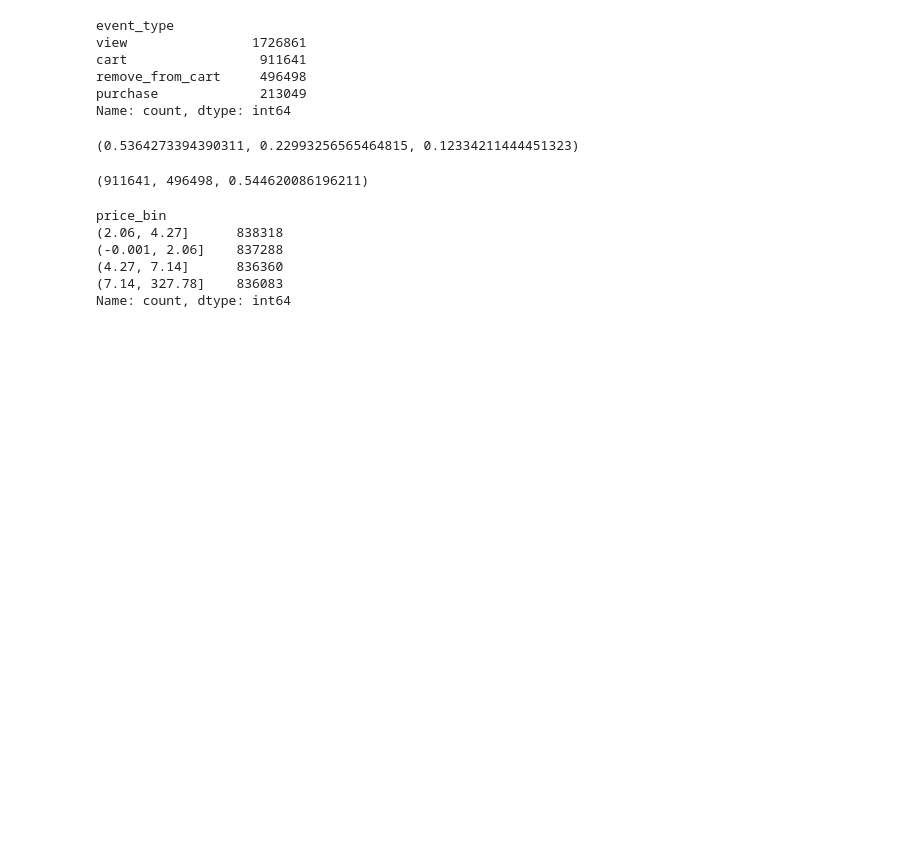
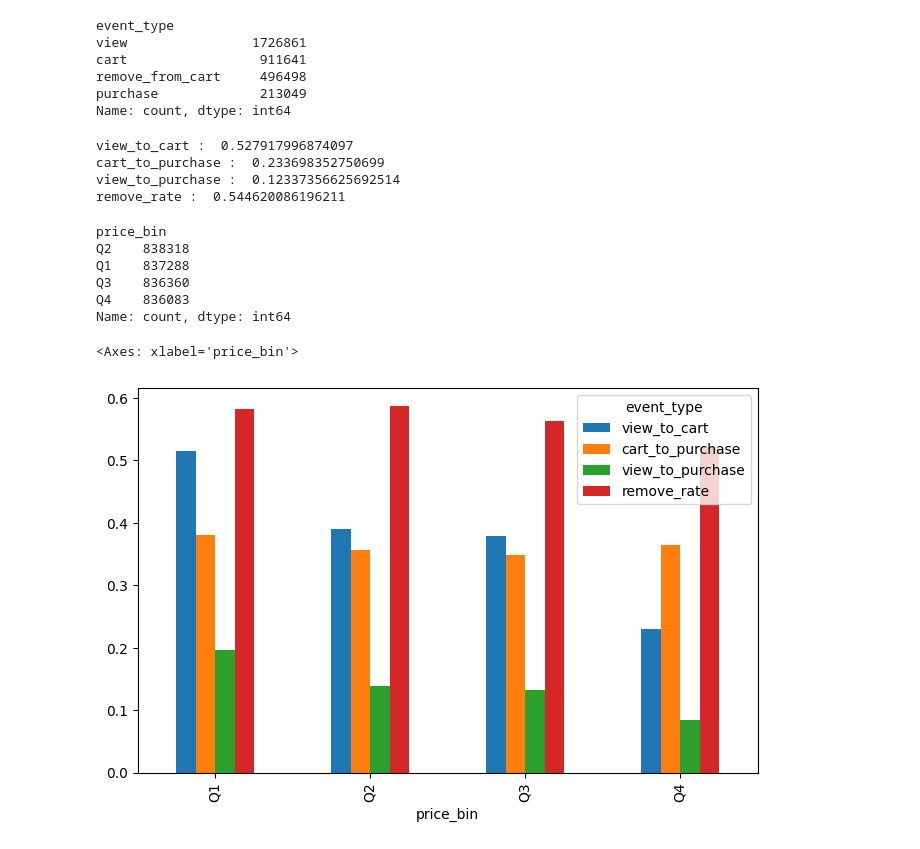
Before and after one commit to minmmmgz/ecommerce, a Jupyter notebook: notebooks/01_funnel_analysis.ipynb, the cells around one changed output. Drawn from its saved outputs; the diff is of its cells as text; code cells hidden in the pictures; blank space fills up the shorter version.

Commit message:
analysis : add price-segment conversion funnel results

```diff
--- a/notebooks/01_funnel_analysis.ipynb
+++ b/notebooks/01_funnel_analysis.ipynb
@@ -124,0 +158,6 @@ df_clean = df_clean
+# %%
+df_user = df_feat.copy()
+df_user['user_session'] = df_user['user_session'].fillna("N/A") # 사용자 기준 분석용
+
+df_user_session = df_clean.copy()
+df_user_session = df_user_session.dropna(subset=['user_session']) # 세션 기준 분석용
@@ -151 +189,3 @@ df_clean = df_clean[df_clean['price'] >= 0]
+# %%
+df_user = df_user[df_user['price'] >= 0]
 # %%
@@ -161,35 +201,54 @@ purchase             213049
 Name: count, dtype: int64
 # %%
 # 단계별 전환율
-view = 1728331
-cart = 927124
-remove_from_cart = 664655
-purchase = 213176
+view = (df_user['event_type'] == 'view').sum()
+cart = (df_user['event_type'] == 'cart').sum()
+remove_from_cart = (df_user['event_type'] == 'remove_from_cart').sum()
+purchase = (df_user['event_type'] == 'purchase').sum()
 
 view_to_cart = cart / view
 cart_to_purchase = purchase / cart
 view_to_purchase = purchase / view
+remove_rate = remove_from_cart/cart
 
-view_to_cart,cart_to_purchase,view_to_purchase
+print(f"view_to_cart : " , view_to_cart)
+print(f"cart_to_purchase : " , cart_to_purchase)
+print(f"view_to_purchase : " , view_to_purchase)
+print(f"remove_rate : " , remove_rate)
 # %% [output]
-(0.5364273394390311, 0.22993256565464815, 0.12334211444451323)
+view_to_cart :  0.527917996874097
+cart_to_purchase :  0.233698352750699
+view_to_purchase :  0.12337356625692514
+remove_rate :  0.544620086196211
-# %%
-# remove_from_cart 분석
-cart_count = (df_clean['event_type'] == 'cart').sum()
-remove_count = (df_clean['event_type'] == 'remove_from_cart').sum()
-remove_rate = (remove_count/cart_count)
-cart_count, remove_count, remove_rate
-# %% [output]
-(911641, 496498, 0.544620086196211)
 # %%
-# 가격대별 전환율 분석
-df_processed = df_clean.copy()
-df_processed['price_bin'] = pd.qcut(df_processed['price'],q=4)  # 가격 데이터 4등분
-df_processed['price_bin'].value_counts()
+# 가격 구간 생성
+df_processed_user = df_user.copy()
+df_processed_user['price_bin'] = pd.qcut(df_processed_user['price'],q=4, labels= ['Q1','Q2','Q3','Q4'])  # 가격 데이터 4등분
+df_processed_user['price_bin'].value_counts()
 # %% [output]
 price_bin
-(2.06, 4.27]      838318
-(-0.001, 2.06]    837288
-(4.27, 7.14]      836360
-(7.14, 327.78]    836083
+Q2    838318
+Q1    837288
+Q3    836360
+Q4    836083
 Name: count, dtype: int64
+# %%
+# 가격 구간별 전환율 분석
+funnel_df = df_processed_user[df_processed_user['event_type'].isin(['view','cart','purchase','remove_from_cart'])].copy()
+price_user_funnel = (funnel_df.groupby(['price_bin','user_id','event_type']).size().unstack(fill_value=0).reset_index())
+
+# True/False 변환
+for col in ['view','cart','purchase','remove_from_cart'] :
+    price_user_funnel[col] = price_user_funnel[col] > 0
+
+price_summary = (price_user_funnel.groupby('price_bin')[['view','cart','purchase','remove_from_cart']].sum())
+price_summary['view_to_cart'] = price_summary['cart']/price_summary['view']
+price_summary['cart_to_purchase'] = price_summary['purchase']/price_summary['cart']
+price_summary['view_to_purchase'] = price_summary['purchase']/price_summary['view']
+price_summary['remove_rate'] = price_summary['remove_from_cart']/price_summary['cart']
+# %%
+import matplotlib.pyplot as plt
+price_summary[['view_to_cart','cart_to_purchase','view_to_purchase','remove_rate']].plot(kind='bar',figsize=(8,5))
+# %% [output]
+<Axes: xlabel='price_bin'>
+[figure, added]
```
Also changed, not shown: parts of 16 cells of this notebook.
